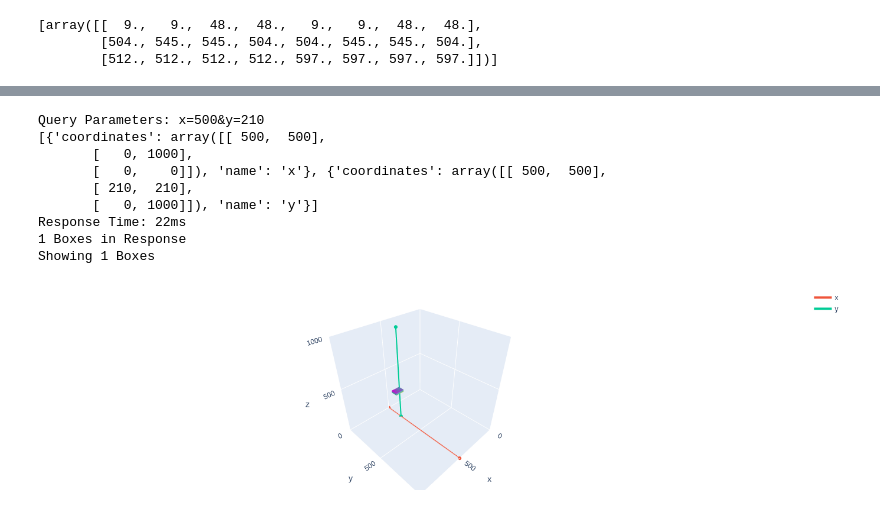
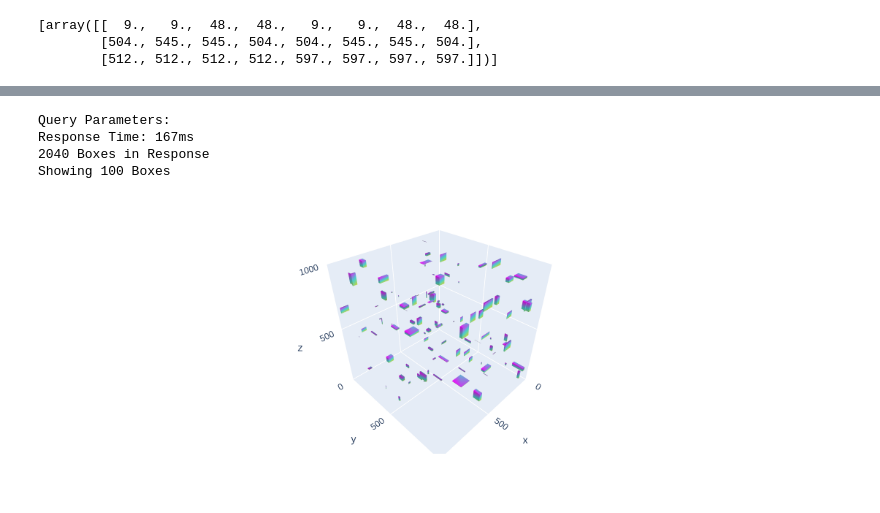
Before and after one commit to richardautry/spatial_partition_storage, a Jupyter notebook: spatial_partitioning.ipynb, the cells around one changed output, grey strips where cells are left out. Drawn from its saved outputs; the diff is of its cells as text; code cells hidden in the pictures.

```diff
--- a/spatial_partitioning.ipynb
+++ b/spatial_partitioning.ipynb
@@ -93,83 +160,32 @@ response_boxes[:2]
 # %%
-from
-
-def build_query_string(**kwargs):
-    query_params = []
-    for key, val in kwargs.items():
-        if val:
-            query_params.append(f"{key}={val}")
-    return "&".join(query_params)
-
-
-def get_query_param_lines(x: int, y: int, z: int, axis_min: int, axis_max: int):
-    x_none = x is None
-    y_none = y is None
-    z_none = z is None
-    query_param_lines = []
-    if x_none:
-        x = 0
-    if y_none:
-        y = 0
-    if z_none:
-        z = 0
-
-    if not x_none:
-        query_param_lines.append(
-            {
-                "coordinates":np.array([[x, x], [axis_min, axis_max], [z, z]]),
-                "name": "x"
-            }
-        )
-    if not y_none:
-        query_param_lines.append(
-            {
-                "coordinates": np.array([[x, x], [y, y], [axis_min, axis_max]]),
-                "name": "y",
-            }
-        )
-    if not z_none:
-        query_param_lines.append(
-            {
-                "coordinates": np.array([[axis_min, axis_max], [y, y], [z, z]]),
-                "name": "z"
-            }
-        )
-
-    return query_param_lines
-
-
 # Config and Params
-num_boxes_show = 10
+num_boxes_show = 100
 query_args = {
-    "x": 500,
-    "y": 210,
+    "x": None,
+    "y": None,
     "z": None
 }
 query_params = build_query_string(**query_args)
 print(f"Query Parameters: {query_params}")
 
 # Request/Response
 start = perf_counter_ns()
 response = requests.get(f"{boxes_url}?{query_params}")
 end = perf_counter_ns()
 
 # Display
 response_boxes = [convert_box_json_to_nparray(box) for box in response.json()]
+response_boxes_show = get_random_distribution_from_list(response_boxes, size=num_boxes_show)
 query_param_lines = get_query_param_lines(axis_min=0, axis_max=1000, **query_args)
-print(query_param_lines)
+# print(query_param_lines)
 print(f"Response Time: {format_perf_time(end - start)}")
 print(f"{len(response_boxes)} Boxes in Response")
-print(f"Showing {len(response_boxes[:num_boxes_show])} Boxes")
-data = show_3d_boxes(response_boxes[:num_boxes_show], query_param_lines)
+print(f"Showing {len(response_boxes_show)} Boxes")
+data = show_3d_boxes(response_boxes_show, query_param_lines)
 # %% [output]
-Query Parameters: x=500&y=210
-[{'coordinates': array([[ 500,  500],
-       [   0, 1000],
-       [   0,    0]]), 'name': 'x'}, {'coordinates': array([[ 500,  500],
-       [ 210,  210],
-       [   0, 1000]]), 'name': 'y'}]
-Response Time: 22ms
-1 Boxes in Response
-Showing 1 Boxes
+Query Parameters:
+Response Time: 167ms
+2040 Boxes in Response
+Showing 100 Boxes
-[figure, old version]
+[figure, new version]
 # %%
```
Also changed, not shown: parts of 3 cells of this notebook, 1 other file.
